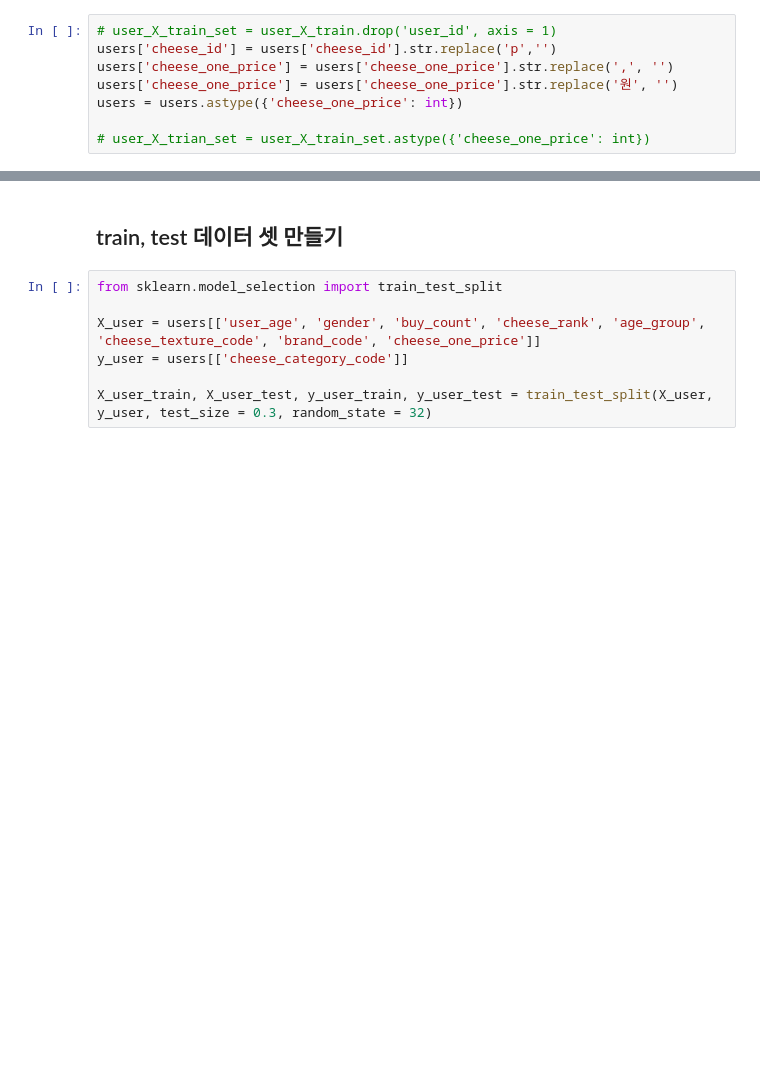
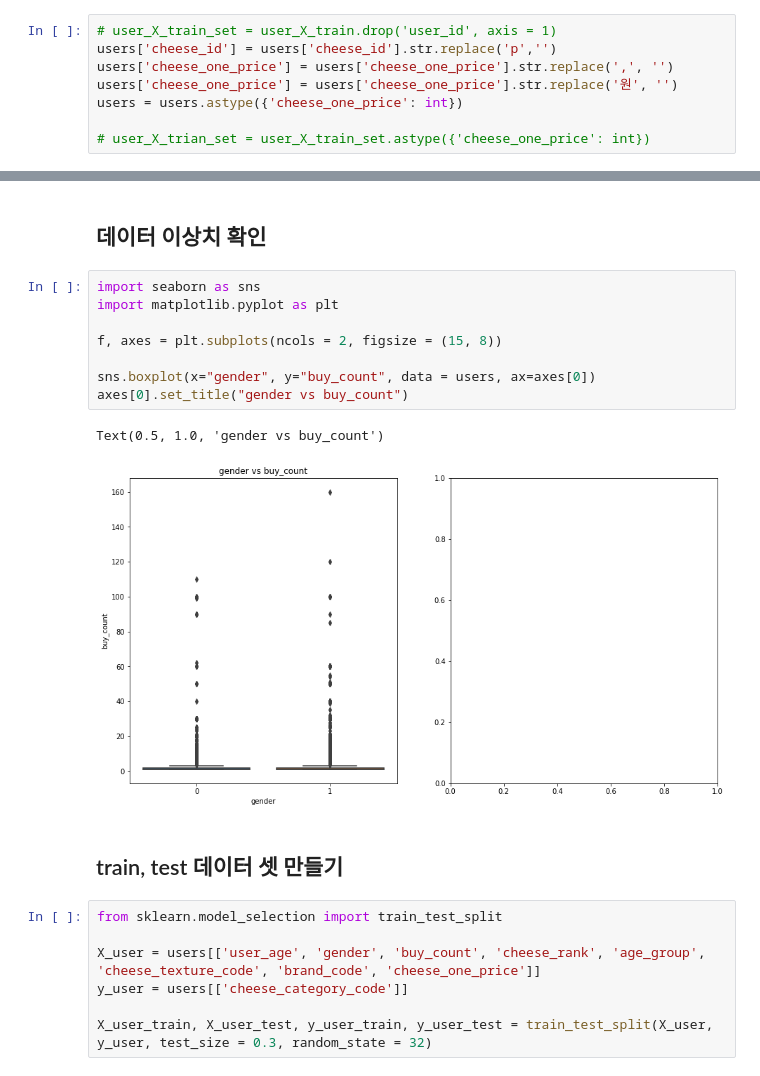
Before and after one commit to soominok/cheese-ai, a Jupyter notebook: com_cheese_api/tf-user-cheese-origin-data.ipynb, the cells around one changed output, grey strips where cells are left out. Saved outputs shown, nothing was run; the diff lists cells and outputs as text; blank space fills up the shorter version.

```diff
--- a/com_cheese_api/tf-user-cheese-origin-data.ipynb
+++ b/com_cheese_api/tf-user-cheese-origin-data.ipynb
@@ -28,6 +28,19 @@ users.head(5)
 | 2 | 2 | 1614947 | F | 50 | 1 | 10.0 | 10 | 10 | 푸글리제 | ... |
 | 3 | 3 | 1614947 | F | 50 | 1 | 10.0 | 10 | 10 | 푸글리제 | ... |
 | 4 | 4 | 1614947 | F | 50 | 5 | 14.0 | 15 | 14 | 콜롬보 | ... |
+# %% [markdown]
+## 데이터 이상치 확인
+# %%
+import seaborn as sns
+import matplotlib.pyplot as plt
+
+f, axes = plt.subplots(ncols = 2, figsize = (15, 8))
+
+sns.boxplot(x="gender", y="buy_count", data = users, ax=axes[0])
+axes[0].set_title("gender vs buy_count")
+# %% [output]
+Text(0.5, 1.0, 'gender vs buy_count')
+[figure, added]
 # %% [markdown]
 ## train, test 데이터 셋 만들기
 # %%
```
Also changed, not shown: parts of 18 cells of this notebook, 6 other files.
